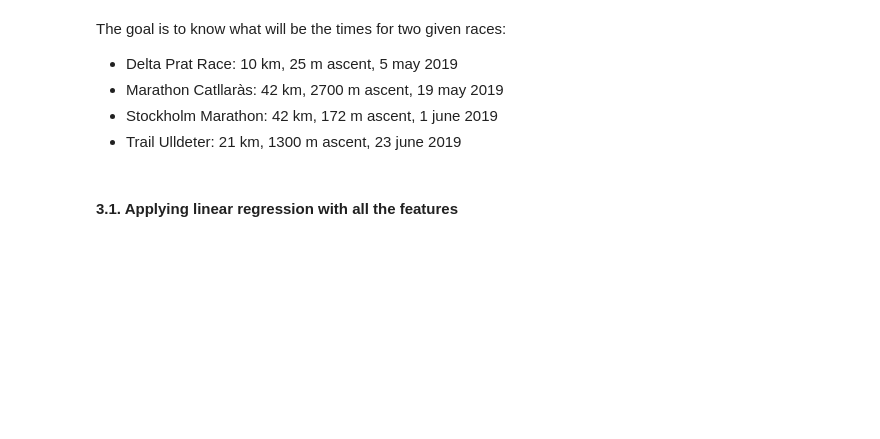
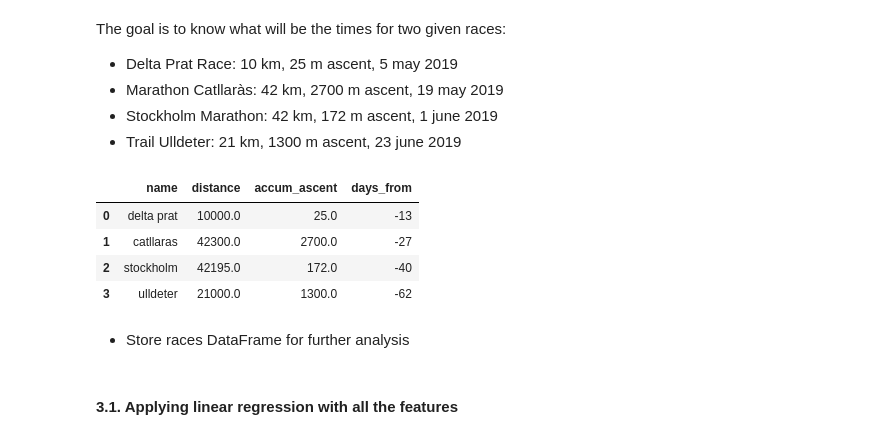
Before and after one commit to pausampietro/run_perfomance, a Jupyter notebook: 4. Regression Algorithms/4a. Regression - Linear Regression.ipynb, the cells around one changed output. Drawn from its saved outputs; the diff is of its cells as text; code cells hidden in the pictures; blank space fills up the shorter version.

```diff
--- a/4. Regression Algorithms/4a. Regression - Linear Regression.ipynb
+++ b/4. Regression Algorithms/4a. Regression - Linear Regression.ipynb
@@ -72,7 +77,14 @@ The goal is to know what will be the times for two given races:
 # %%
 races_names = pd.Series(['delta prat', 'catllaras', 'stockholm', 'ulldeter'])
 races_dist = pd.Series([10000.0, 42300.0, 42195.0, 21000.0])
 races_asc = pd.Series([25.0, 2700.0, 172.0, 1300.0])
 races_to = pd.Series([-13, -27, -40, -62])
 
 races = pd.DataFrame({'name': races_names, 'distance': races_dist, 'accum_ascent': races_asc, 'days_from': races_to})
+races
+# %% [output]
+|  | name | distance | accum_ascent | days_from |
+| 0 | delta prat | 10000.0 | 25.0 | -13 |
+| 1 | catllaras | 42300.0 | 2700.0 | -27 |
+| 2 | stockholm | 42195.0 | 172.0 | -40 |
+| 3 | ulldeter | 21000.0 | 1300.0 | -62 |
@@ -83,0 +91,2 @@ from sklearn.model_selection import cross_val_score
+# %% [markdown]
+* Store races DataFrame for further analysis
```
Also changed, not shown: parts of 8 cells of this notebook, 1 other file.
